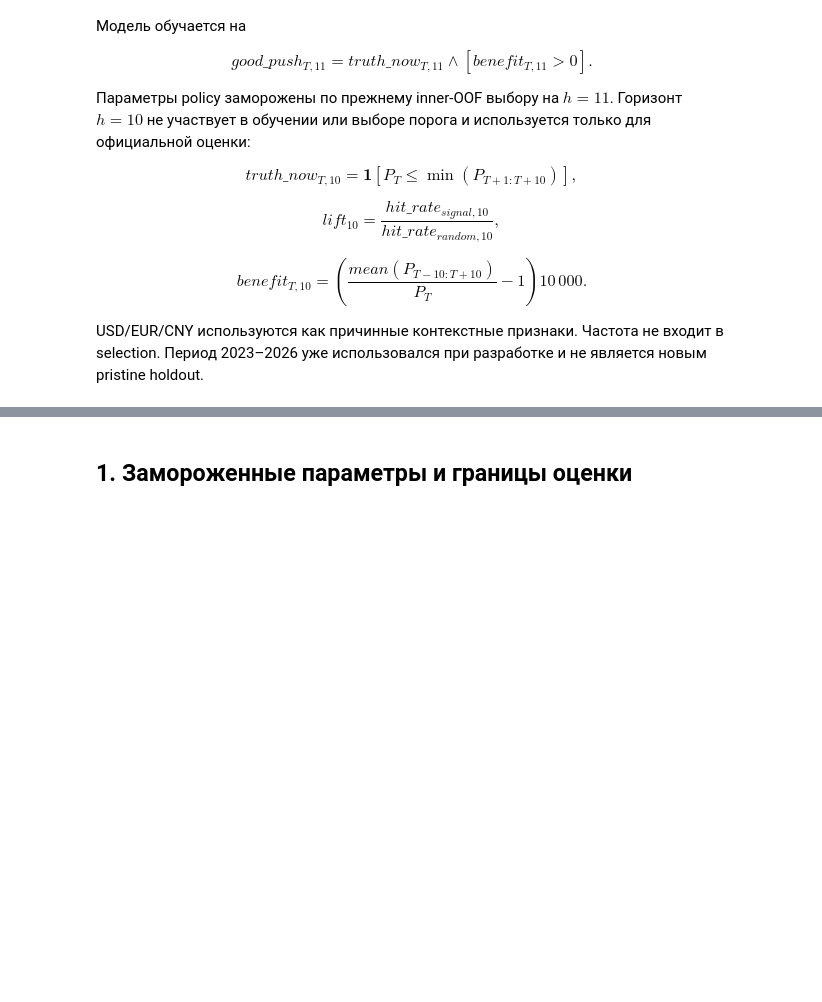
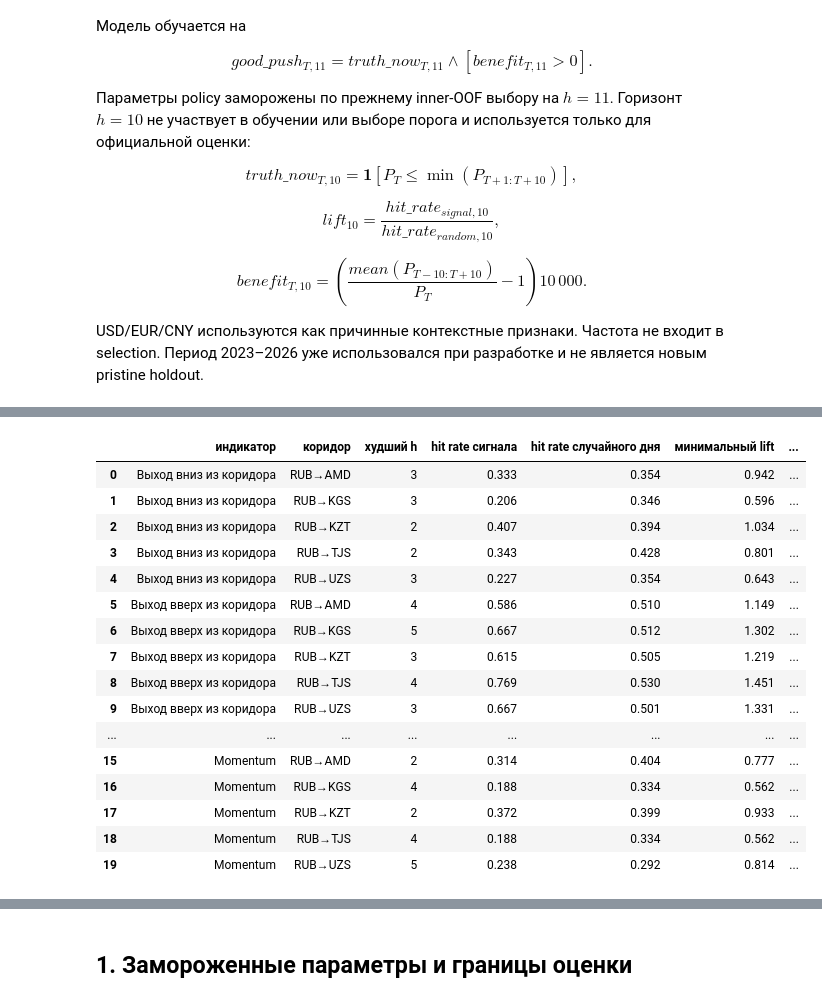
Before and after one commit to S-Melmoth/alpha_remit_signal, a Jupyter notebook: notebooks/ml_signals_backtest.ipynb, the cells around one changed output, grey strips where cells are left out. Saved outputs shown, nothing was run; the diff lists cells and outputs as text; code cells hidden in the pictures; blank space fills up the shorter version.

```diff
--- a/notebooks/ml_signals_backtest.ipynb
+++ b/notebooks/ml_signals_backtest.ipynb
@@ -27,11 +27,17 @@ import matplotlib.pyplot as plt
 
 ROOT = Path.cwd().parent if Path.cwd().name == 'notebooks' else Path.cwd()
 RESULT_DIR = ROOT / 'data' / 'processed' / 'ml_cross_h_11_to_10'
+HARD_RESULT_DIR = ROOT / 'data' / 'processed' / 'hard_signals'
 metrics = pd.read_csv(RESULT_DIR/'fold_metrics.csv', parse_dates=['fold_start','fold_end','effective_evaluation_end'])
 rolling = pd.read_csv(RESULT_DIR/'rolling_window_metrics.csv', parse_dates=['fold_start','fold_end'])
 final_h = pd.read_csv(RESULT_DIR/'final_2025_2026_by_horizon.csv', parse_dates=['fold_start','fold_end'])
 final_h_summary = pd.read_csv(RESULT_DIR/'final_2025_2026_summary_by_horizon.csv', parse_dates=['evaluation_end_exclusive'])
+# Единое требуемое правило: односторонний H1 mean(benefit)>0, alpha=5%.
+# CI показывается отдельно и не участвует в булевом вердикте.
+for frame in (metrics, rolling, final_h):
+    frame['benefit_significant_5pct'] = frame['benefit_p_value_vs_zero'].lt(.05)
 choices = pd.read_csv(RESULT_DIR/'outer_choices.csv', parse_dates=['outer_start','effective_evaluation_end'])
+hard_report = pd.read_csv(HARD_RESULT_DIR/'hard_indicator_corridor_report.csv')
 with (RESULT_DIR/'metadata.json').open(encoding='utf-8') as f: metadata=json.load(f)
 currencies=['AMD','KGS','KZT','TJS','UZS']
 plt.rcParams.update({'figure.dpi':120, 'axes.titlesize':11, 'figure.titlesize':14})
@@ -38,0 +68,40 @@ print(f"Данные по {metadata['data_as_of']}; context features: {len(metad
+# %%
+hard_matrix=(hard_report[[
+    'indicator','corridor','worst_horizon',
+    'hit_rate_signal_at_worst_lift','hit_rate_random_at_worst_lift',
+    'min_hit_lift','median_hit_lift','min_benefit_bps','median_benefit_bps',
+    'benefit_significant_all_h','standalone_trigger','ml_message_fact_eligible',
+    'reason',
+]].rename(columns={
+    'indicator':'индикатор','corridor':'коридор','worst_horizon':'худший h',
+    'hit_rate_signal_at_worst_lift':'hit rate сигнала',
+    'hit_rate_random_at_worst_lift':'hit rate случайного дня',
+    'min_hit_lift':'минимальный lift','median_hit_lift':'медианный lift',
+    'min_benefit_bps':'минимальная выгода, bp',
+    'median_benefit_bps':'медианная выгода, bp',
+    'benefit_significant_all_h':'benefit значим на всех h',
+    'standalone_trigger':'самостоятельный trigger',
+    'ml_message_fact_eligible':'можно использовать как текст ML',
+    'reason':'причина исключения',
+}))
+for column in ['benefit значим на всех h','самостоятельный trigger','можно использовать как текст ML']:
+    hard_matrix[column]=hard_matrix[column].map({True:'Да',False:'Нет'})
+display(hard_matrix.round(3))
+# %% [output]
+|  | индикатор | коридор | худший h | hit rate сигнала | hit rate случайного дня | минимальный lift | ... |
+| 0 | Выход вниз из коридора | RUB→AMD | 3 | 0.333 | 0.354 | 0.942 | ... |
+| 1 | Выход вниз из коридора | RUB→KGS | 3 | 0.206 | 0.346 | 0.596 | ... |
+| 2 | Выход вниз из коридора | RUB→KZT | 2 | 0.407 | 0.394 | 1.034 | ... |
+| 3 | Выход вниз из коридора | RUB→TJS | 2 | 0.343 | 0.428 | 0.801 | ... |
+| 4 | Выход вниз из коридора | RUB→UZS | 3 | 0.227 | 0.354 | 0.643 | ... |
+| 5 | Выход вверх из коридора | RUB→AMD | 4 | 0.586 | 0.510 | 1.149 | ... |
+| 6 | Выход вверх из коридора | RUB→KGS | 5 | 0.667 | 0.512 | 1.302 | ... |
+| 7 | Выход вверх из коридора | RUB→KZT | 3 | 0.615 | 0.505 | 1.219 | ... |
+| 8 | Выход вверх из коридора | RUB→TJS | 4 | 0.769 | 0.530 | 1.451 | ... |
+| 9 | Выход вверх из коридора | RUB→UZS | 3 | 0.667 | 0.501 | 1.331 | ... |
+| ... | ... | ... | ... | ... | ... | ... | ... |
+| 15 | Momentum | RUB→AMD | 2 | 0.314 | 0.404 | 0.777 | ... |
+| 16 | Momentum | RUB→KGS | 4 | 0.188 | 0.334 | 0.562 | ... |
+| 17 | Momentum | RUB→KZT | 2 | 0.372 | 0.399 | 0.933 | ... |
+| 18 | Momentum | RUB→TJS | 4 | 0.188 | 0.334 | 0.562 | ... |
+| 19 | Momentum | RUB→UZS | 5 | 0.238 | 0.292 | 0.814 | ... |
```
Also changed, not shown: parts of 19 cells of this notebook, 39 other files.
